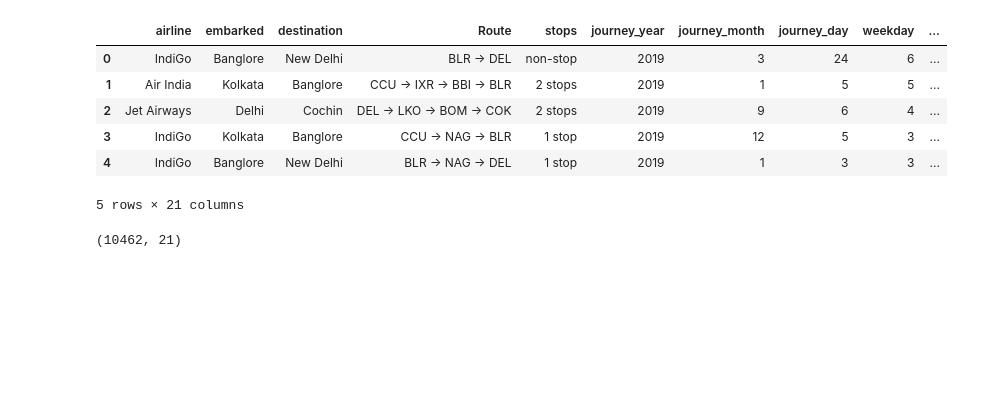
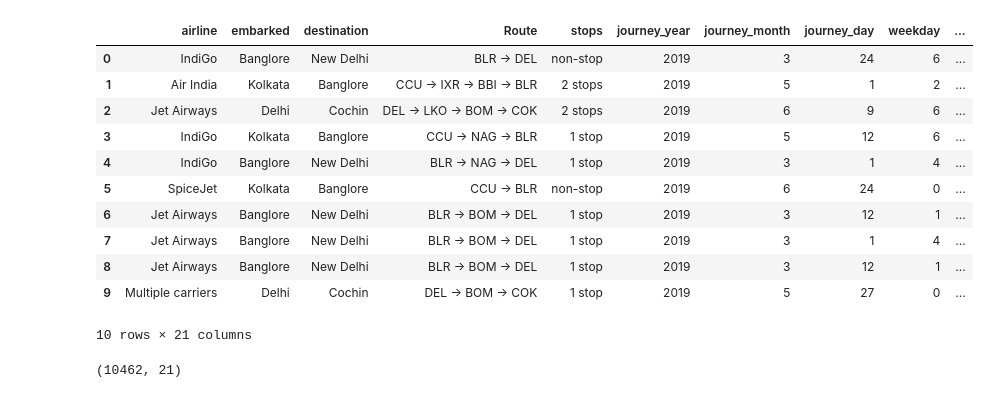
Before and after one commit to HendKordy/flights_analysis, a Jupyter notebook: EDA/EDA.ipynb, the cells around one changed output. Cells and saved outputs as stored; diff of their text form; code cells hidden in the pictures; blank space fills up the shorter version.

```diff
--- a/EDA/EDA.ipynb
+++ b/EDA/EDA.ipynb
@@ -4,17 +4,22 @@ import pandas as pd
 import matplotlib.pyplot as plt
 import seaborn as sns
 # %%
-df = pd.read_csv("../data_cleaning/df_cleaned.csv")
+df = pd.read_csv("/Users/ksah4444/Documents/Group_Project/flights_analysis/data_cleaning/df_cleaned.csv")
 # %%
-df.head()
+df.head(10)
 # %% [output]
 |  | airline | embarked | destination | Route | stops | journey_year | journey_month | journey_day | weekday | ... |
 | 0 | IndiGo | Banglore | New Delhi | BLR → DEL | non-stop | 2019 | 3 | 24 | 6 | ... |
-| 1 | Air India | Kolkata | Banglore | CCU → IXR → BBI → BLR | 2 stops | 2019 | 1 | 5 | 5 | ... |
-| 2 | Jet Airways | Delhi | Cochin | DEL → LKO → BOM → COK | 2 stops | 2019 | 9 | 6 | 4 | ... |
-| 3 | IndiGo | Kolkata | Banglore | CCU → NAG → BLR | 1 stop | 2019 | 12 | 5 | 3 | ... |
-| 4 | IndiGo | Banglore | New Delhi | BLR → NAG → DEL | 1 stop | 2019 | 1 | 3 | 3 | ... |
+| 1 | Air India | Kolkata | Banglore | CCU → IXR → BBI → BLR | 2 stops | 2019 | 5 | 1 | 2 | ... |
+| 2 | Jet Airways | Delhi | Cochin | DEL → LKO → BOM → COK | 2 stops | 2019 | 6 | 9 | 6 | ... |
+| 3 | IndiGo | Kolkata | Banglore | CCU → NAG → BLR | 1 stop | 2019 | 5 | 12 | 6 | ... |
+| 4 | IndiGo | Banglore | New Delhi | BLR → NAG → DEL | 1 stop | 2019 | 3 | 1 | 4 | ... |
+| 5 | SpiceJet | Kolkata | Banglore | CCU → BLR | non-stop | 2019 | 6 | 24 | 0 | ... |
+| 6 | Jet Airways | Banglore | New Delhi | BLR → BOM → DEL | 1 stop | 2019 | 3 | 12 | 1 | ... |
+| 7 | Jet Airways | Banglore | New Delhi | BLR → BOM → DEL | 1 stop | 2019 | 3 | 1 | 4 | ... |
+| 8 | Jet Airways | Banglore | New Delhi | BLR → BOM → DEL | 1 stop | 2019 | 3 | 12 | 1 | ... |
+| 9 | Multiple carriers | Delhi | Cochin | DEL → BOM → COK | 1 stop | 2019 | 5 | 27 | 0 | ... |
-5 rows × 21 columns
+10 rows × 21 columns
 # %%
 df.shape
 # %% [output]
```
Also changed, not shown: parts of 25 cells of this notebook, 2 other files.
